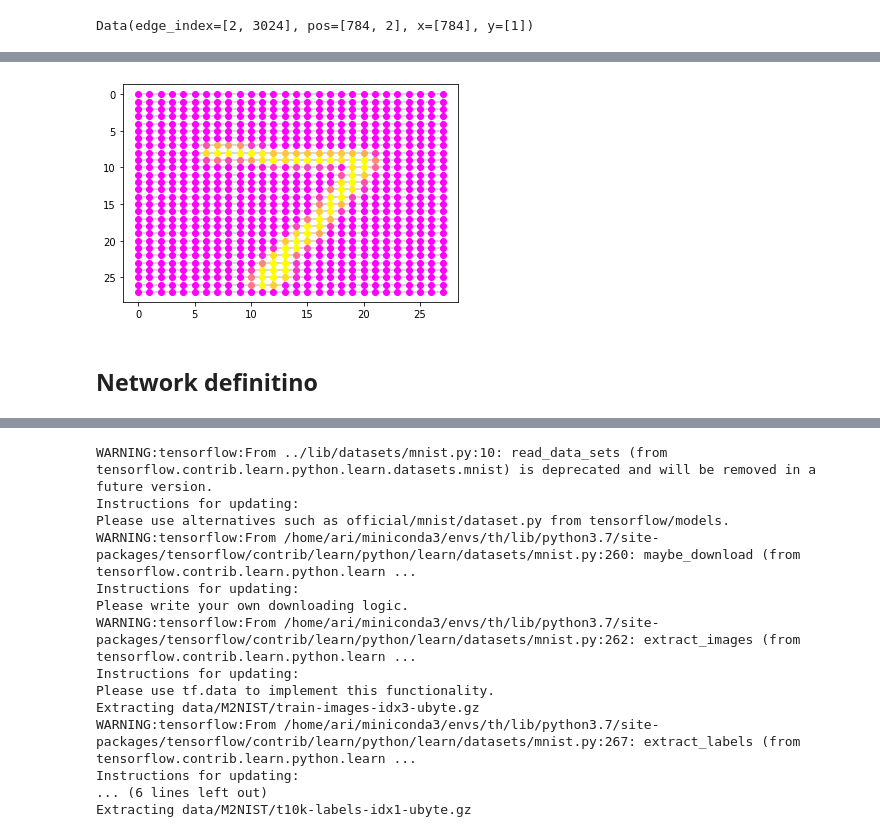
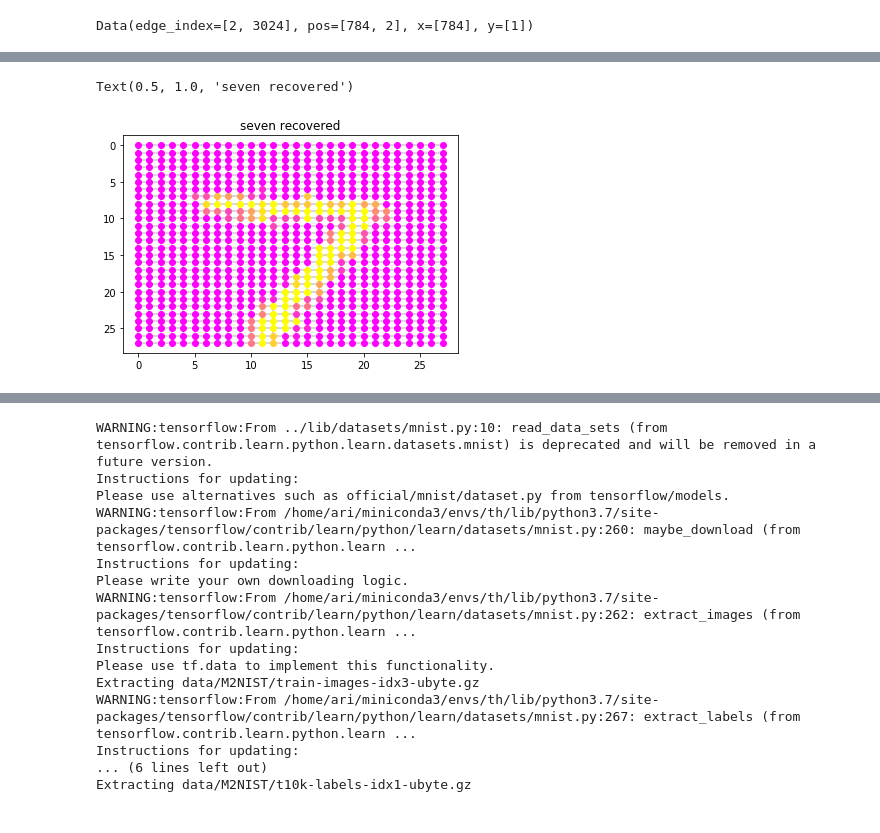
Before and after one commit to aiporre/gcn_segmentation, a Jupyter notebook: examples/Pooling and unpooling layers.ipynb, the cells around one changed output, grey strips where cells are left out. Saved outputs shown, nothing was run; the diff lists cells and outputs as text; code cells hidden in the pictures.

```diff
--- a/examples/Pooling and unpooling layers.ipynb
+++ b/examples/Pooling and unpooling layers.ipynb
@@ -220,6 +233,6 @@ grid unpool:  Data(edge_index=[2, 3024], pos=[784, 2], x=[784])
-# %%
-plot_tensor(grid)
-# %% [output]
-[figure, removed]
-# %% [markdown]
-## Network definitino
+# %%
+plot_tensor(grid_recovered)
+plt.title('seven recovered')
+# %% [output]
+Text(0.5, 1.0, 'seven recovered')
+[figure, added]
```
Also changed, not shown: parts of 22 cells of this notebook, 3 other files.
